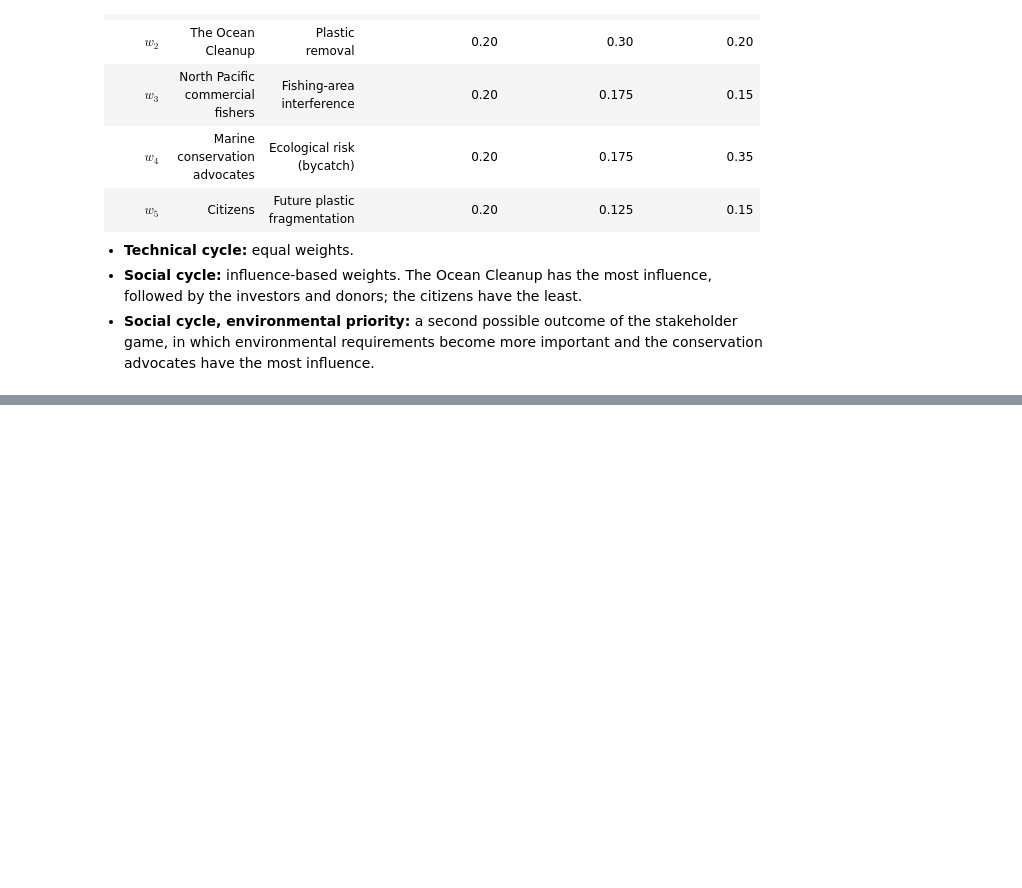
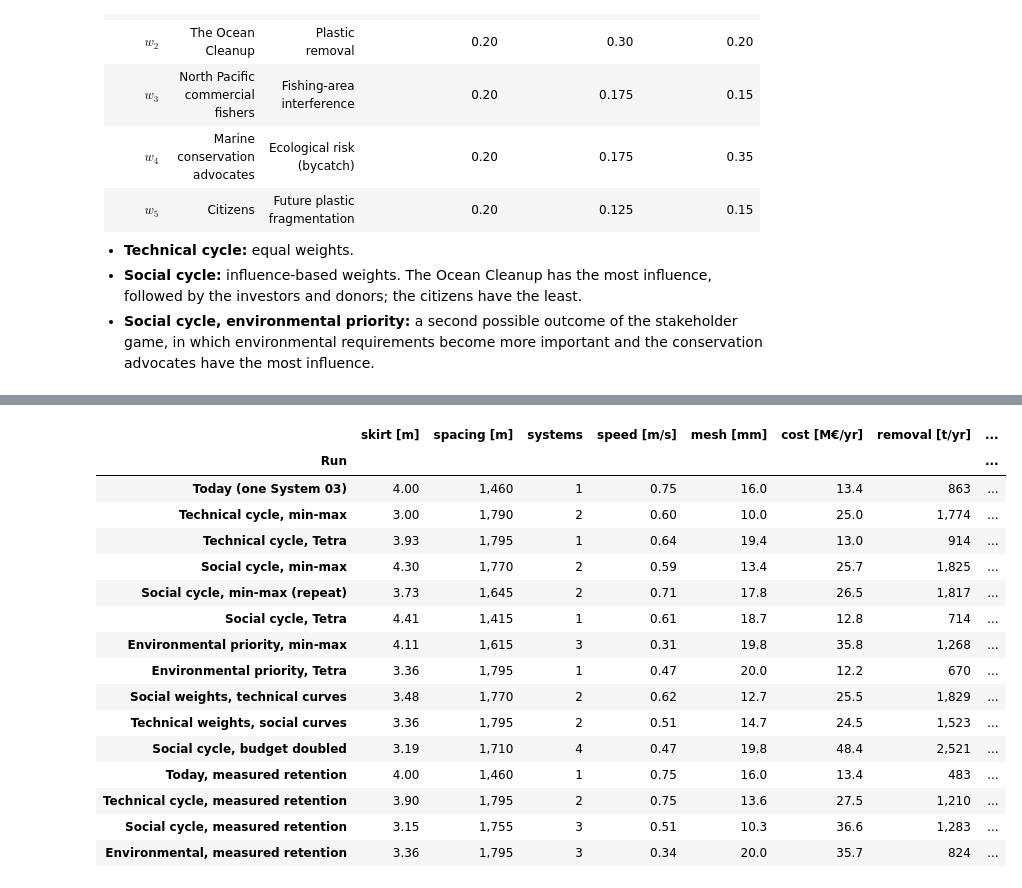
Before and after one commit to LeoLoze/-The_Ocean_CleanUp_System_03-, a Jupyter notebook: Civil-Engineering-Systems-Design-main/Our project/OceanCleanup_System03.ipynb, the cells around one changed output, grey strips where cells are left out. Cells and saved outputs as stored; diff of their text form; code cells hidden in the pictures; blank space fills up the shorter version.

```diff
--- a/Civil-Engineering-Systems-Design-main/Our project/OceanCleanup_System03.ipynb
+++ b/Civil-Engineering-Systems-Design-main/Our project/OceanCleanup_System03.ipynb
@@ -121,10 +124,10 @@ def constraint_2(variables):
     x5 = variables[:, 4]
 
     max_volume_rz = 25 * 1000   # [kg] capacity of the retention zone (RZ): 25 t
-    extraction_interval = 7     # [days] time between two extractions of the RZ
+    extraction_interval = 7     # [days] towing days between two extractions of the RZ
 
     removed_per_system = objective_function_2(x1, x2, x3, x4, x5) * 1000 / x3      # [kg/yr] plastic collected by one system
-    bag_volume = removed_per_system * (extraction_interval / 365)                  # [kg] plastic in the RZ at extraction
+    bag_volume = removed_per_system / (uptime * 365) * extraction_interval         # [kg] plastic in the RZ at extraction (the system only collects while towing)
 
     return bag_volume - max_volume_rz  # > 0 means the retention zone overflows before it is emptied
 
@@ -227,6 +232,7 @@ fuel_price        = 1050    # fuel price [EUR/t]
 underflow_depth   = 1.5     # depth scale of the plastic loss under the skirt (underflow), d_u [m] (assumption)
 v_critical        = 1.3     # towing speed above which plastic escapes under the skirt [m/s]
 escape_steepness  = 4       # how sharply retention drops above v_critical, n [-] (assumption)
+retention_factor  = 1.0     # 1.0 = target retention (about 70 %, as System 002); 0.56 = retention measured on System 03 (40 %) [-]
 
 # Objective 3 - Fishing-area interference
 
@@ -285,7 +291,7 @@ def objective_function_2(x1, x2, x3, x4, x5):
     speed_retention = 1 / (1 + (x4 / v_critical)**escape_steepness)      # [-] share not escaping under the skirt
     mesh_retention  = np.exp(-x5 / plastic_size_char)                    # [-] share of plastic mass larger than the mesh
 
-    return x3 * encountered * depth_factor * speed_retention * mesh_retention / 1000
+    return retention_factor * x3 * encountered * depth_factor * speed_retention * mesh_retention / 1000
 
 
 def objective_function_3(x1, x2, x3, x4, x5):
@@ -673,0 +684,80 @@ Generation   Best score   Mean             Max stall    Diversity    Number of n
+# %%
+
+# Designs found by the optimisation cell above, one run per row (set `weights` and `prefs`, run all, copy the printed design).
+# The printed designs are rounded to two decimals, so a design at a limit can show slightly more than 100 %.
+prefs_budget = [[[7.5, 60, 120], [100, 50, 0]]] + pref_after[1:]   # cost curve with the budget limits of the donors doubled
+
+runs = [  # name,                               weights,        preference curves, [x1, x2, x3, x4, x5], retention factor (1.0 if not given)
+    ("Today (one System 03)",               weights_before, prefs_before, X_irl),
+    ("Technical cycle, min-max",            weights_before, prefs_before, [3.00, 1790, 2, 0.60, 10.00]),
+    ("Technical cycle, Tetra",              weights_before, prefs_before, [3.93, 1795, 1, 0.64, 19.45]),
+    ("Social cycle, min-max",               weights_after,  pref_after,   [4.30, 1770, 2, 0.59, 13.36]),
+    ("Social cycle, min-max (repeat)",      weights_after,  pref_after,   [3.73, 1645, 2, 0.71, 17.77]),
+    ("Social cycle, Tetra",                 weights_after,  pref_after,   [4.41, 1415, 1, 0.61, 18.71]),
+    ("Environmental priority, min-max",     weights_env,    pref_env,     [4.11, 1615, 3, 0.31, 19.80]),
+    ("Environmental priority, Tetra",       weights_env,    pref_env,     [3.36, 1795, 1, 0.47, 19.96]),
+    ("Social weights, technical curves",    weights_after,  prefs_before, [3.48, 1770, 2, 0.62, 12.70]),
+    ("Technical weights, social curves",    weights_before, pref_after,   [3.36, 1795, 2, 0.51, 14.69]),
+    ("Social cycle, budget doubled",        weights_after,  prefs_budget, [3.19, 1710, 4, 0.47, 19.80]),
+    ("Today, measured retention",           weights_before, prefs_before, X_irl, 0.56),
+    ("Technical cycle, measured retention", weights_before, prefs_before, [3.90, 1795, 2, 0.75, 13.63], 0.56),
+    ("Social cycle, measured retention",    weights_after,  pref_after,   [3.15, 1755, 3, 0.51, 10.31], 0.56),
+    ("Environmental, measured retention",   weights_env,    pref_env,     [3.36, 1795, 3, 0.34, 19.96], 0.56),
+]
+limits = [1700, 25000, 2.4e6]   # limits of constraints 1 to 3 [kN, kg, L], as in the constraint functions
+
+
+def evaluate(w, pr, x):
+    """Objective values, preference scores, min-max score (lower is better) and use of the three limits [%] of one design."""
+    obj   = [float(f(*x)) for f, *_ in objectives]
+    score = [float(pref_score(pr[i], obj[i])) for i in range(5)]
+    use   = [100 * (1 + float(con(np.array([x], dtype=float))[0]) / lim) for (_, con), lim in zip(cons, limits)]
+    return obj, score, max(wi * (100 - si) for wi, si in zip(w, score)), use
+
+
+rows, setting = [], retention_factor
+for name, w, pr, x, *factor in runs:
+    retention_factor = factor[0] if factor else 1.0   # every run is evaluated with the retention factor it was found with
+    obj, score, mm, use = evaluate(w, pr, x)
+    rows.append([name, *x, *obj, obj[0] * 1000 / obj[1], obj[3] / obj[1], *score, mm, *use])
+cols = ["Run", "skirt [m]", "spacing [m]", "systems", "speed [m/s]", "mesh [mm]", "cost [M€/yr]", "removal [t/yr]", "closed area [km2]",
+        "bycatch [1/yr]", "net fragm. [t/yr]", "cost [k€/t]", "bycatch [1/t]", "investors", "The Ocean Cleanup", "fishers", "advocates",
+        "citizens", "min-max score", "tension [%]", "retention zone [%]", "fuel [%]"]
+fmts = ["{}", "{:.2f}", "{:,.0f}", "{:.0f}", "{:.2f}", "{:.1f}", "{:.1f}", "{:,.0f}", "{:.1f}", "{:,.0f}", "{:.1f}", "{:.1f}", "{:.0f}"] + ["{:.0f}"] * 5 + ["{:.1f}"] + ["{:.0f}"] * 3
+table = pd.DataFrame([[f.format(v) for f, v in zip(fmts, r)] for r in rows], columns=cols).set_index("Run")
+display(table.iloc[:, :12])   # designs, objective values, cost and bycatch per tonne of plastic
+display(table.iloc[:, 12:])   # preference scores, min-max score and use of the three constraint limits
+
+retention_factor = 1.0   # the two checks are for the target retention
+
+# Check 1: the most plastic that one system can remove without violating a constraint
+rng = np.random.default_rng(0)
+X = np.column_stack([np.ones(200000) if t == 'int' else rng.uniform(*b, 200000) for b, t in zip(bounds, var_type_mixed)])
+X = X[np.all([con(X) <= 0 for _, con in cons], axis=0)]
+best = objective_function_2(*X.T).max()
+print(f"One system removes at most {best:,.0f} t/yr within the constraints: a score of {float(pref_score(prefs_before[1], best)):.0f} for The Ocean Cleanup.")
+
+# Check 2: how much of the improvement from today's design to the optimum comes from simply adding a second system
+for name, w, pr, x in (runs[1], runs[3]):
+    s = [evaluate(w, pr, d)[2] for d in (X_irl, [*X_irl[:2], 2, *X_irl[3:]], x)]
+    print(f"{name}: min-max score {s[0]:.1f} today, {s[1]:.1f} with two of today's systems, {s[2]:.1f} at the optimum "
+          f"-> the second system gives {100 * (s[0] - s[1]) / (s[0] - s[2]):.0f} % of the improvement.")
+retention_factor = setting   # back to the value of the constants cell
+# %% [output]
+|  | skirt [m] | spacing [m] | systems | speed [m/s] | mesh [mm] | cost [M€/yr] | removal [t/yr] | ... |
+| Run |  |  |  |  |  |  |  | ... |
+| Today (one System 03) | 4.00 | 1,460 | 1 | 0.75 | 16.0 | 13.4 | 863 | ... |
+| Technical cycle, min-max | 3.00 | 1,790 | 2 | 0.60 | 10.0 | 25.0 | 1,774 | ... |
+| Technical cycle, Tetra | 3.93 | 1,795 | 1 | 0.64 | 19.4 | 13.0 | 914 | ... |
+| Social cycle, min-max | 4.30 | 1,770 | 2 | 0.59 | 13.4 | 25.7 | 1,825 | ... |
+| Social cycle, min-max (repeat) | 3.73 | 1,645 | 2 | 0.71 | 17.8 | 26.5 | 1,817 | ... |
+| Social cycle, Tetra | 4.41 | 1,415 | 1 | 0.61 | 18.7 | 12.8 | 714 | ... |
+| Environmental priority, min-max | 4.11 | 1,615 | 3 | 0.31 | 19.8 | 35.8 | 1,268 | ... |
+| Environmental priority, Tetra | 3.36 | 1,795 | 1 | 0.47 | 20.0 | 12.2 | 670 | ... |
+| Social weights, technical curves | 3.48 | 1,770 | 2 | 0.62 | 12.7 | 25.5 | 1,829 | ... |
+| Technical weights, social curves | 3.36 | 1,795 | 2 | 0.51 | 14.7 | 24.5 | 1,523 | ... |
+| Social cycle, budget doubled | 3.19 | 1,710 | 4 | 0.47 | 19.8 | 48.4 | 2,521 | ... |
+| Today, measured retention | 4.00 | 1,460 | 1 | 0.75 | 16.0 | 13.4 | 483 | ... |
+| Technical cycle, measured retention | 3.90 | 1,795 | 2 | 0.75 | 13.6 | 27.5 | 1,210 | ... |
+| Social cycle, measured retention | 3.15 | 1,755 | 3 | 0.51 | 10.3 | 36.6 | 1,283 | ... |
+| Environmental, measured retention | 3.36 | 1,795 | 3 | 0.34 | 20.0 | 35.7 | 824 | ... |
```
Also changed, not shown: parts of 10 cells of this notebook, 10 other files.
